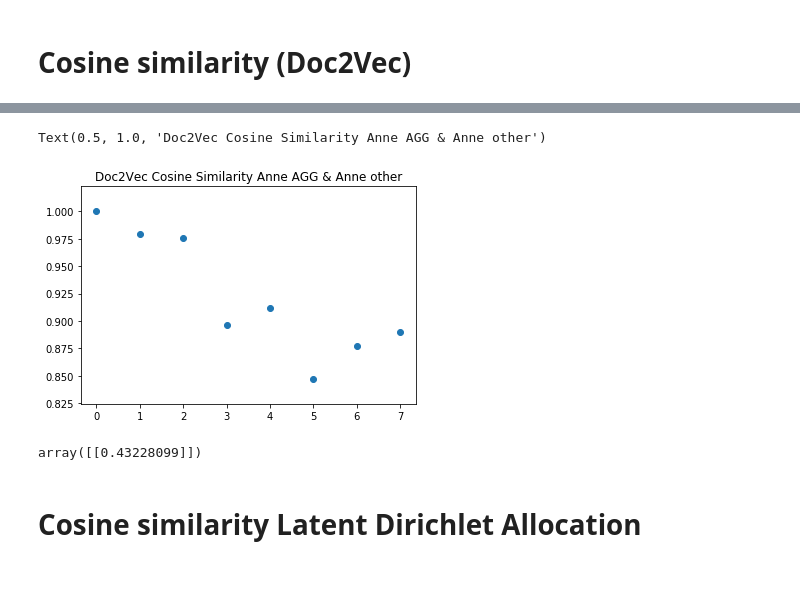
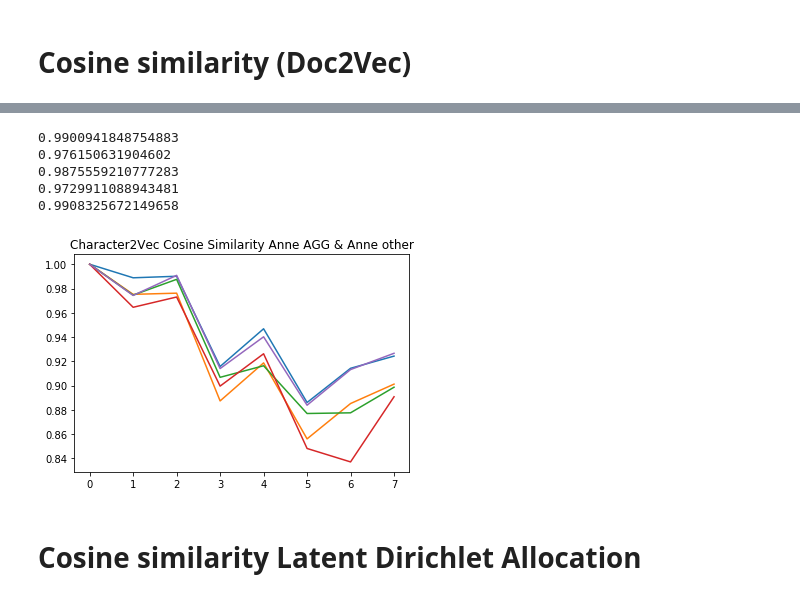
Before and after one commit to nicolenair/Capstone, a Jupyter notebook: Distance_Experiments.ipynb, the cells around one changed output, grey strips where cells are left out. Drawn from its saved outputs; the diff is of its cells as text; code cells hidden in the pictures.

```diff
--- a/Distance_Experiments.ipynb
+++ b/Distance_Experiments.ipynb
@@ -154,3 +168,21 @@ def find_vector_for_character(characters_as_vectors, names, book = "all"):
+# %%
+character_documents = {}
+
+for i in range(len(sentences_flattened)):
+  a = character_documents.get(book_character_labels[i], [])
+  a.append("\n")
+  a.extend(sentences_flattened[i])
+  character_documents[book_character_labels[i]] = a
+
+anne_characters = []
+anne_vectors = []
+for i in range(len(character_documents.keys())):
+  if 'Anne ' in list(character_documents.keys())[i][1] or 'Miss Blythe' in list(character_documents.keys())[i][1]  or "Mrs. Blythe" in list(character_documents.keys())[i][1]: #or 'Diana' in list(character_documents.keys())[i][1] or "Jem" in list(character_documents.keys())[i][1] or "Davy" in list(character_documents.keys())[i][1] or "Leslie" in list(character_documents.keys())[i][1] or "Cornelia" in list(character_documents.keys())[i][1]:
+#     print('ok')
+      if book_character_labels.count(list(character_documents.keys())[i])>5:
+        anne_characters.append((list(character_documents.keys())[i], "count:{}".format(book_character_labels.count(list(character_documents.keys())[i]))))
+
+documents = [TaggedDocument(doc, [i]) for i, doc in enumerate(list(character_documents.values()))]
 # %% [markdown]
 # Representing characters (Doc2Vec)
 # %%
@@ -374,13 +273,17 @@ d
 # %%
-plt.scatter(range(8), list(d.iloc[0][:-2]) + [np.mean(d.iloc[0, -2:])])
-plt.title("Doc2Vec Cosine Similarity Anne AGG & Anne other")
+for i in range(5):
+  anne_vectors, characters_as_vectors = train_doc2vec()
+  d = cosine_lda(anne_vectors)
+  plt.plot(range(8), list(d.iloc[0][:-2]) + [np.mean(d.iloc[0, -2:])])
+  plt.title("Character2Vec Cosine Similarity Anne AGG & Anne other")
+plt.show()
 # %% [output]
-Text(0.5, 1.0, 'Doc2Vec Cosine Similarity Anne AGG & Anne other')
+0.9900941848754883
+0.976150631904602
+0.9875559210777283
+0.9729911088943481
+0.9908325672149658
-[figure, old version]
+[figure, new version]
-# %%
-cosine(np.array(anne_vectors_lda[1]).reshape(1, -1), np.array(anne_vectors_lda[2]).reshape(1, -1))
-# %% [output]
-array([[0.43228099]])
 # %% [markdown]
 # Cosine similarity Latent Dirichlet Allocation
 # %%
```
Also changed, not shown: parts of 43 cells of this notebook.
